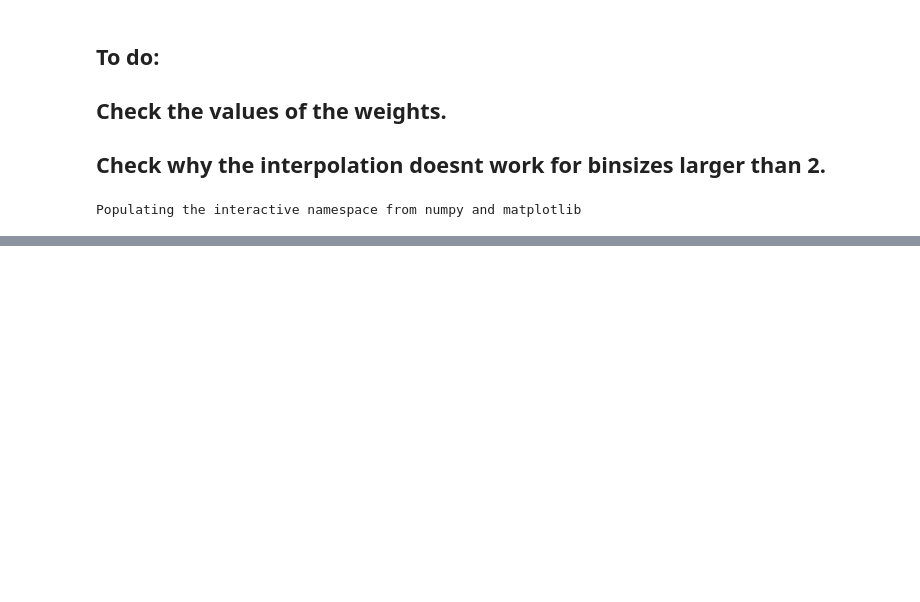
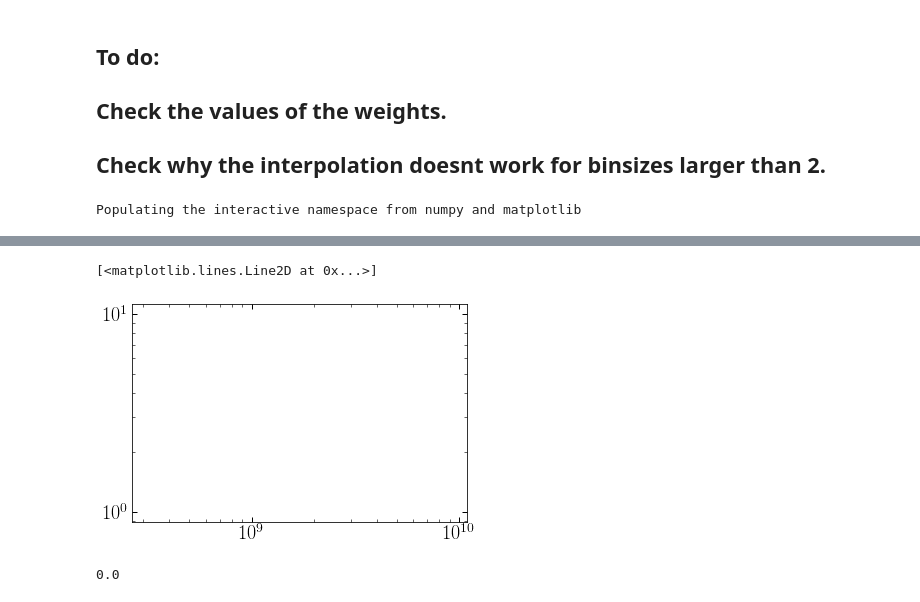
Before and after one commit to chervs/tracers_triaxial, a Jupyter notebook: test_Stracers.ipynb, the cells around one changed output, grey strips where cells are left out. Saved outputs shown, nothing was run; the diff lists cells and outputs as text; code cells hidden in the pictures; blank space fills up the shorter version.

```diff
--- a/test_Stracers.ipynb
+++ b/test_Stracers.ipynb
@@ -325,0 +277,13 @@ density_tools.density_peaks(np.log(rho_mw_dm)/np.max(np.log(rho_mw_dm)), xmin=-1
+# %%
+df = distribution_function(psi_hr, dnu2_dpsi2_smooth, Histo_epsilon)
+# %%
+sort_energies = argsort(Histo_epsilon)
+# %%
+plt.loglog(epsilon[sort_energies], (df[sort_energies])*(4.30071e-6*mass[0]*1E10*10)**(3/2.))
+# %% [output]
+[<matplotlib.lines.Line2D at 0x...>]
+[figure, added]
+# %%
+df[1]
+# %% [output]
+0.0
```
Also changed, not shown: parts of 22 cells of this notebook, 2 other files.
